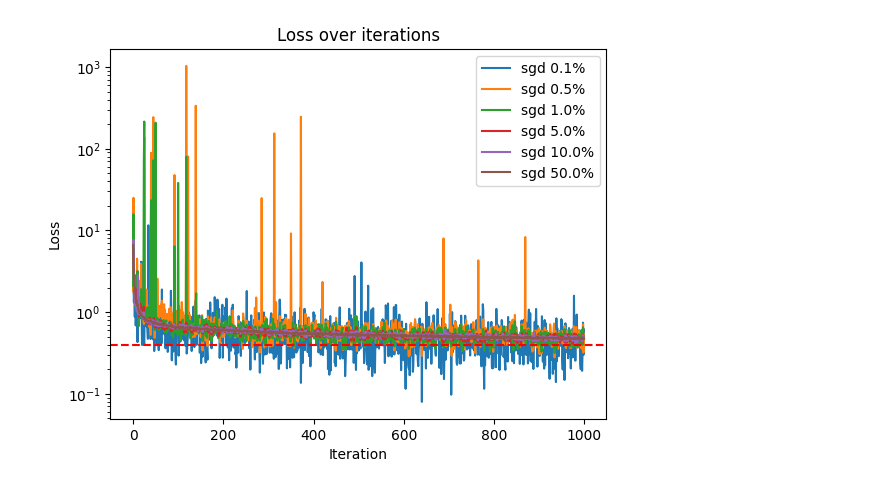
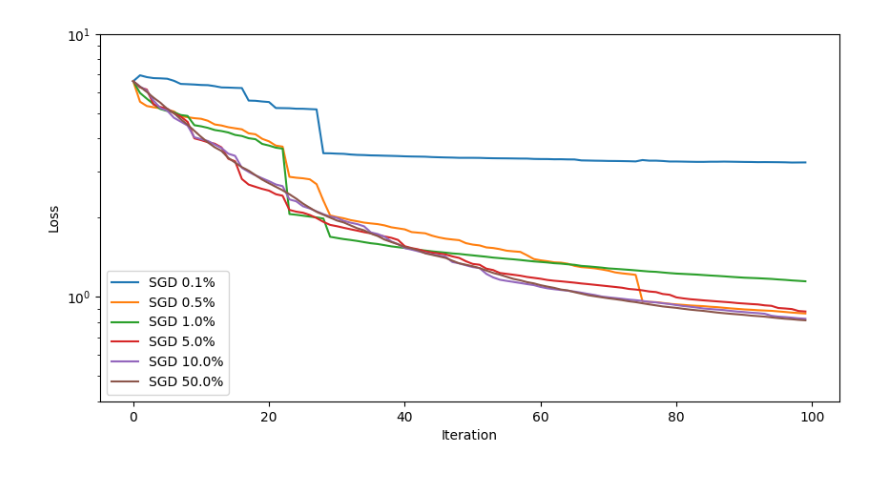
Before and after one commit to MatyaAydin/CS-439-miniproject, a Jupyter notebook: src/stochastic.ipynb, the cells around one changed output. Drawn from its saved outputs; the diff is of its cells as text; code cells hidden in the pictures.

Commit message:
new plots

```diff
--- a/src/stochastic.ipynb
+++ b/src/stochastic.ipynb
@@ -93,12 +12,11 @@ Array(8.463736, dtype=float32)
 # %%
-
+full_loss_at_params = batched_loss_at_params(TOTAL_SAMPLES)
 def iterate_alg(max_iters, initial_state, step_fn, verbose=False) -> list:
     losses = []
     state = initial_state
     key = jr.PRNGKey(0)
     for i in range(max_iters):
-        key, subkey = jr.split(key)
-        loss = state.loss_at_params(state.params, subkey)
+        loss = full_loss_at_params(state.params, key)
         losses.append(loss)
 
         state = step_fn(state)
@@ -107,7 +25,8 @@ def iterate_alg(max_iters, initial_state, step_fn, verbose=False) -> list:
     return losses
 # %%
 from matplotlib.pyplot import plot
-key = jr.key(0)
+from numpy import full
+key = jr.key(1)
 
 loss_functions = [(f"{100*r:.1f}%", batched_loss_at_params(int(r*TOTAL_SAMPLES))) for r in [0.001, 0.005, 0.01, 0.05, 0.1, 0.5] ]
 
@@ -118,14 +37,16 @@ def plot_comparison(methods, iterations = 100):
         losses = iterate_alg(iterations, initial_state, step_fn, verbose=False)
         results[name] = losses
 
+    plt.figure(figsize=(10, 5))
     for name, losses in results.items():
         plt.plot(losses, label=name)
     plt.xlabel('Iteration')
     plt.ylabel('Loss')
-    plt.title('Loss over iterations')
+    plt.title('')
     plt.yscale('log')
     plt.legend()
+    plt.ylim(0.4, 10)
     # Show horizontal line at　0.4
-    plt.axhline(y=optimal_loss, color='r', linestyle='--', label='Target Loss (0.4)')
+    # plt.axhline(y=optimal_loss, color='r', linestyle='--', label='Target Loss (0.4)')
 # %%
 
@@ -134,7 +57,8 @@ plot_comparison(methods)
 # %%
 def step_size(n):
-    return 0.1 / (n+1)**.5
-methods = [(f"sgd {name}", SGDState(initial_params, loss_ap, step_size, key), sgd_step) for name, loss_ap in loss_functions]
-plot_comparison(methods, iterations=1000)
+    return 0.01
+    # return 0.05 / (n+1)**.5
+methods = [(f"SGD {name}", SGDState(initial_params, loss_ap, step_size, key), sgd_step) for name, loss_ap in loss_functions]
+plot_comparison(methods, iterations=100)
 # %% [output]
-[figure, old version]
+[figure, new version]
```
Also changed, not shown: parts of 6 cells of this notebook, 1 other file.
